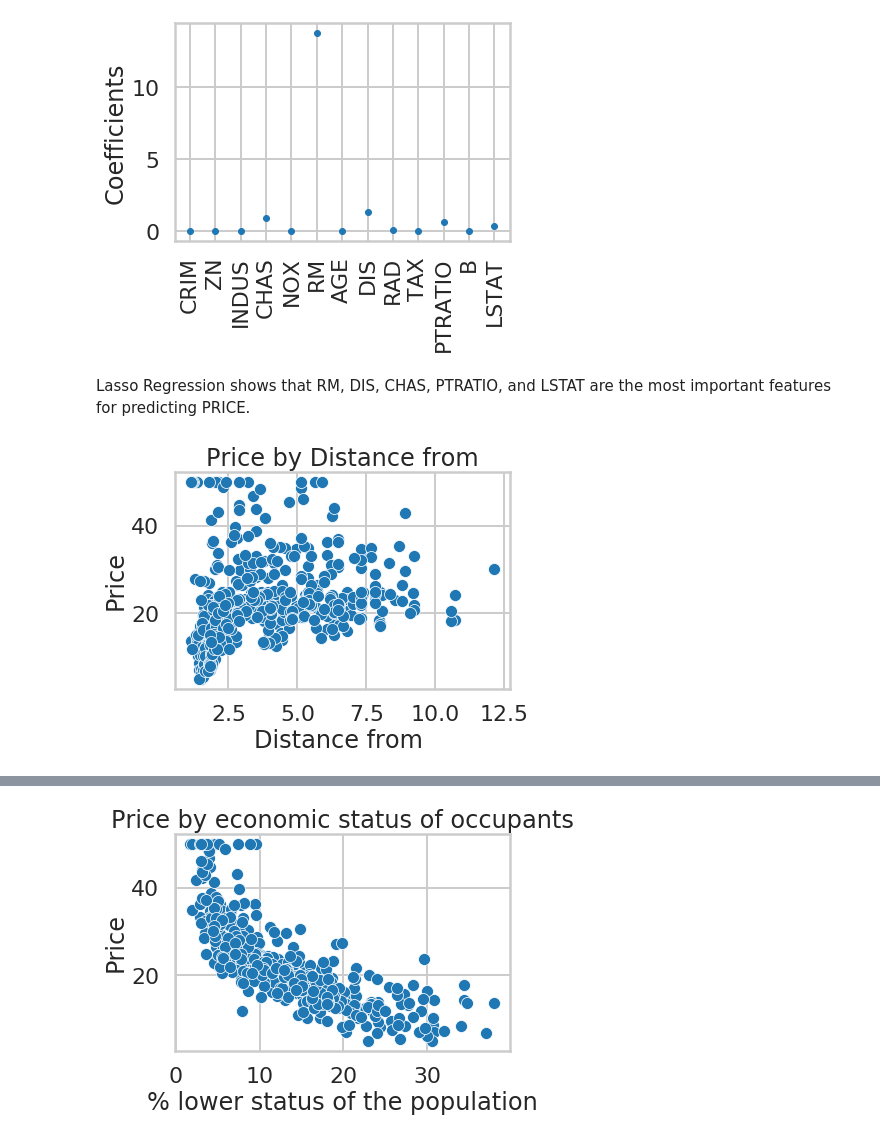
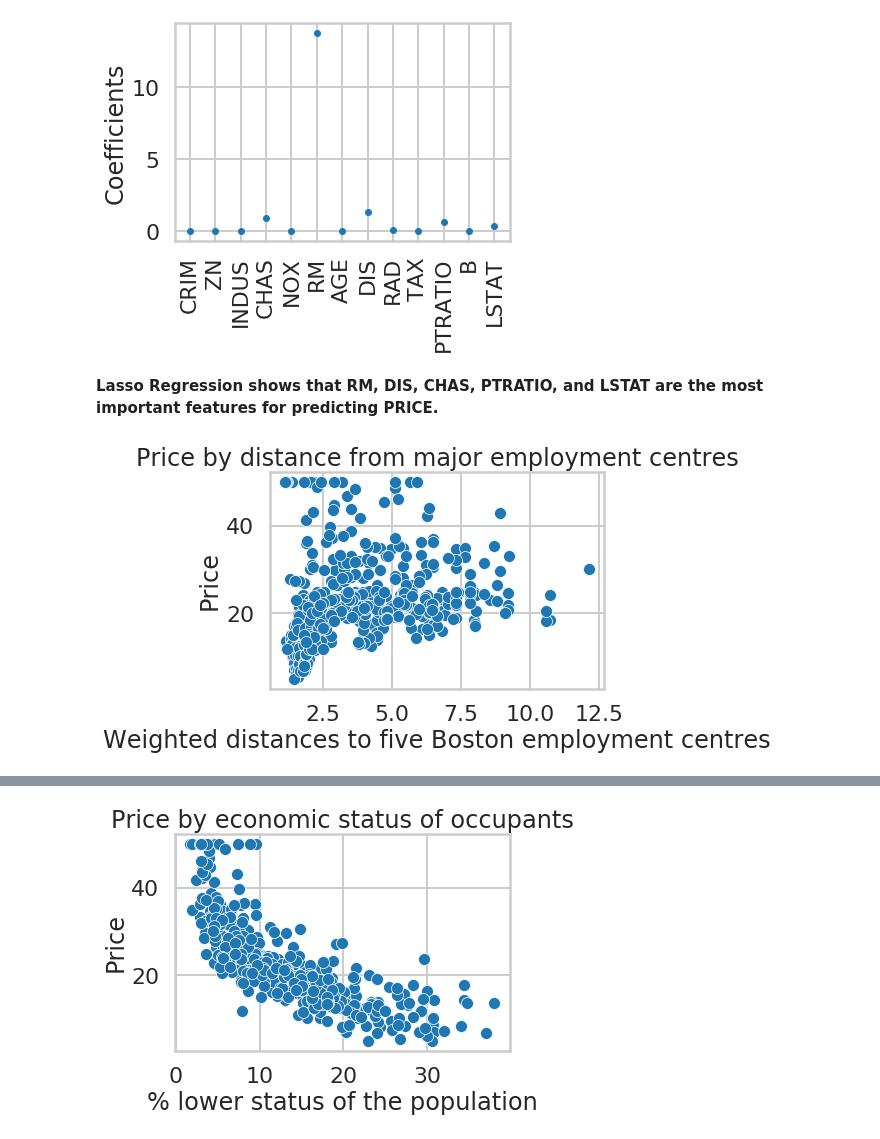
Before and after one commit to AHalarewicz/LinearRegression, a Jupyter notebook: linear_regression/Mini_Project_Linear_Regression.ipynb, the cells around one changed output, grey strips where cells are left out. Saved outputs shown, nothing was run; the diff lists cells and outputs as text; code cells hidden in the pictures.

```diff
--- a/linear_regression/Mini_Project_Linear_Regression.ipynb
+++ b/linear_regression/Mini_Project_Linear_Regression.ipynb
@@ -335,13 +335,13 @@ _ = plt.ylabel('Coefficients')
 # %% [output]
 [figure]
 # %% [markdown]
-Lasso Regression shows that RM, DIS, CHAS, PTRATIO, and LSTAT are the most important features for predicting PRICE.
+**Lasso Regression shows that RM, DIS, CHAS, PTRATIO, and LSTAT are the most important features for predicting PRICE.**
 # %%
 # your turn: create some other scatter plots
 # scatter plot between economic status and price
 _ = sns.scatterplot(x='DIS', y='PRICE', data=bos)
-_ = plt.xlabel('Distance from ')
+_ = plt.xlabel('Weighted distances to five Boston employment centres')
 _ = plt.ylabel('Price')
-_ = plt.title('Price by Distance from')
+_ = plt.title('Price by distance from major employment centres')
 # %% [output]
-[figure, old version]
+[figure, new version]
```
Also changed, not shown: parts of 35 cells of this notebook.
